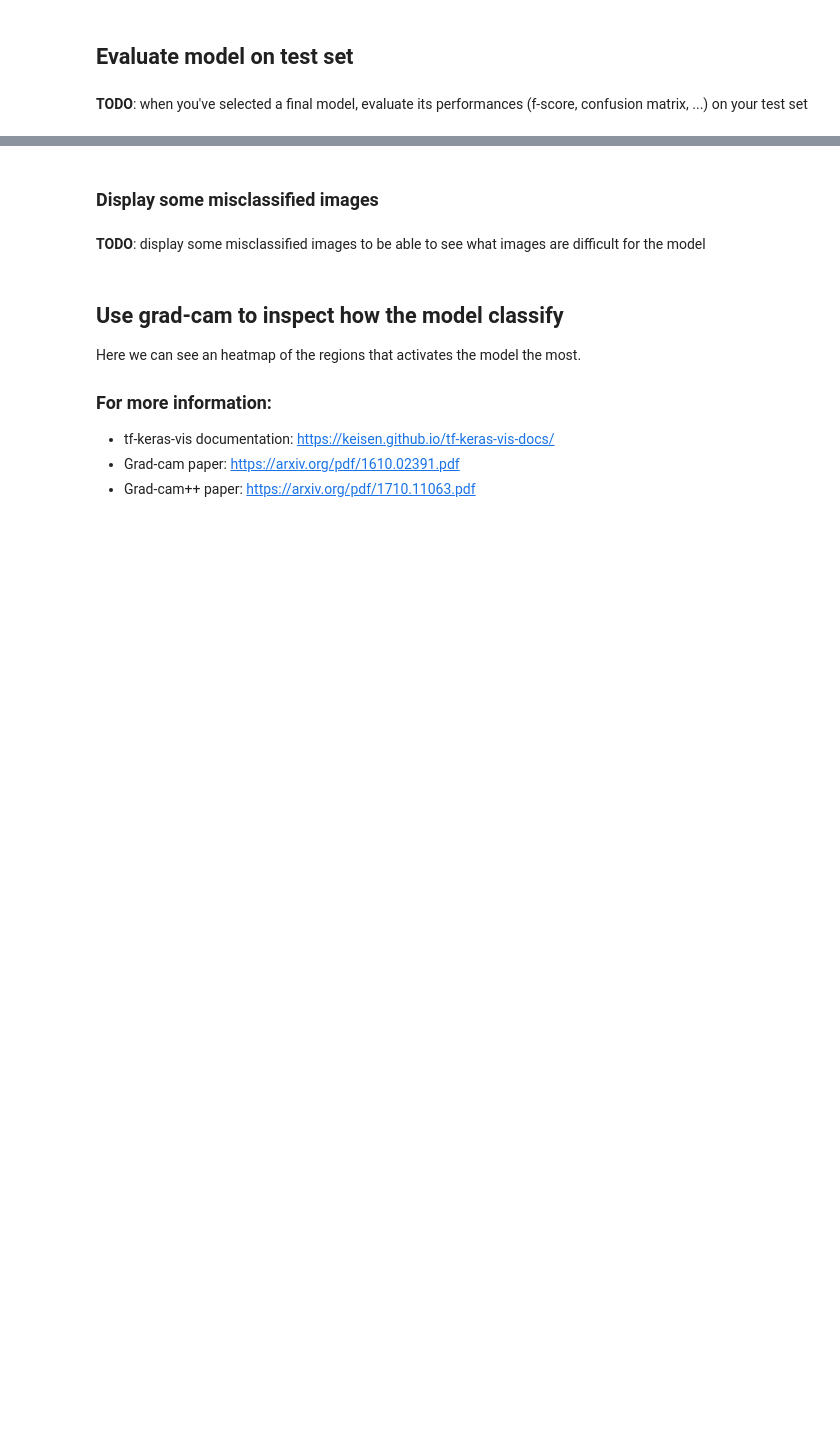
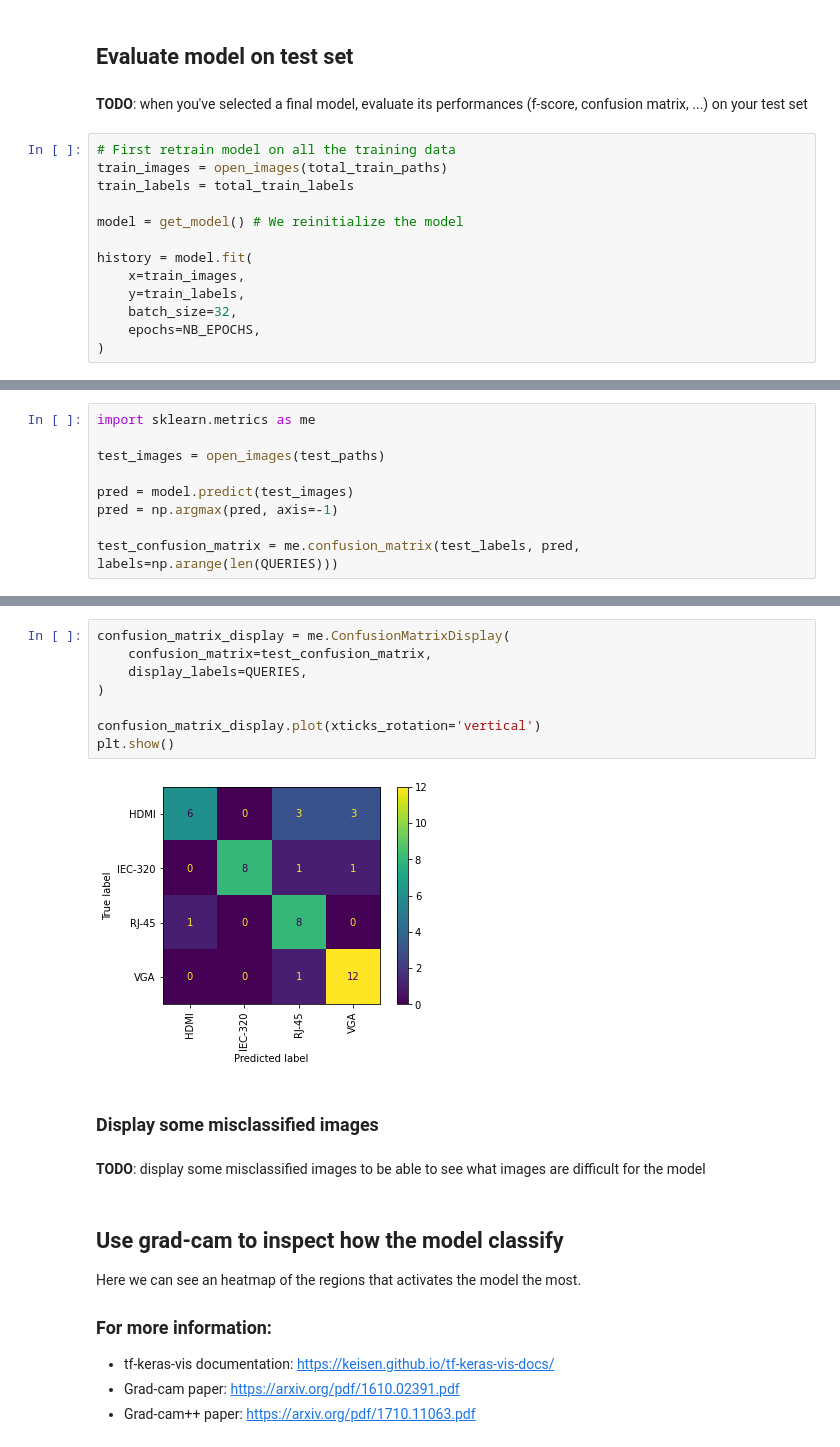
Before and after one commit to AllemanoEn/ARN_labo5, a Jupyter notebook: notebooks/TransferLearning_part2.ipynb, the cells around one changed output, grey strips where cells are left out. Saved outputs shown, nothing was run; the diff lists cells and outputs as text; blank space fills up the shorter version.

```diff
--- a/notebooks/TransferLearning_part2.ipynb
+++ b/notebooks/TransferLearning_part2.ipynb
@@ -211,3 +304,16 @@ ________________________________________________________________________________
 ## Evaluate model on test set
 # %% [markdown]
 **TODO**: when you've selected a final model, evaluate its performances (f-score, confusion matrix, ...) on your test set
+# %%
+# First retrain model on all the training data
+train_images = open_images(total_train_paths)
+train_labels = total_train_labels
+
+model = get_model() # We reinitialize the model
+
+history = model.fit(
+    x=train_images,
+    y=train_labels,
+    batch_size=32,
+    epochs=NB_EPOCHS,
+)
@@ -213,0 +338,9 @@ ________________________________________________________________________________
+# %%
+import sklearn.metrics as me
+
+test_images = open_images(test_paths)
+
+pred = model.predict(test_images)
+pred = np.argmax(pred, axis=-1)
+
+test_confusion_matrix = me.confusion_matrix(test_labels, pred, labels=np.arange(len(QUERIES)))
@@ -214,3 +350,13 @@ ________________________________________________________________________________
+# %%
+confusion_matrix_display = me.ConfusionMatrixDisplay(
+    confusion_matrix=test_confusion_matrix,
+    display_labels=QUERIES,
+)
+
+confusion_matrix_display.plot(xticks_rotation='vertical')
+plt.show()
+# %% [output]
+[figure, added]
 # %% [markdown]
 ### Display some misclassified images
 # %% [markdown]
```
Also changed, not shown: parts of 18 cells of this notebook, 24 other files.
